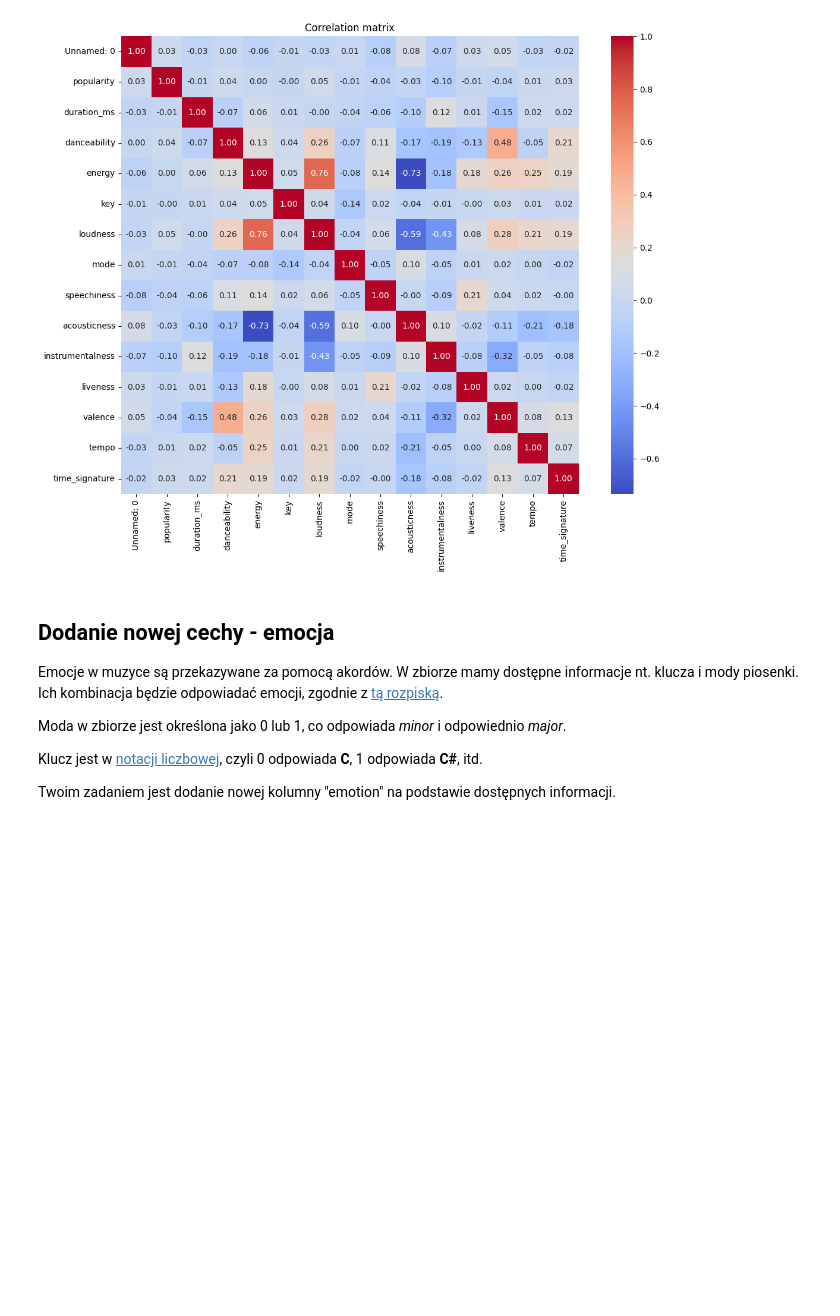
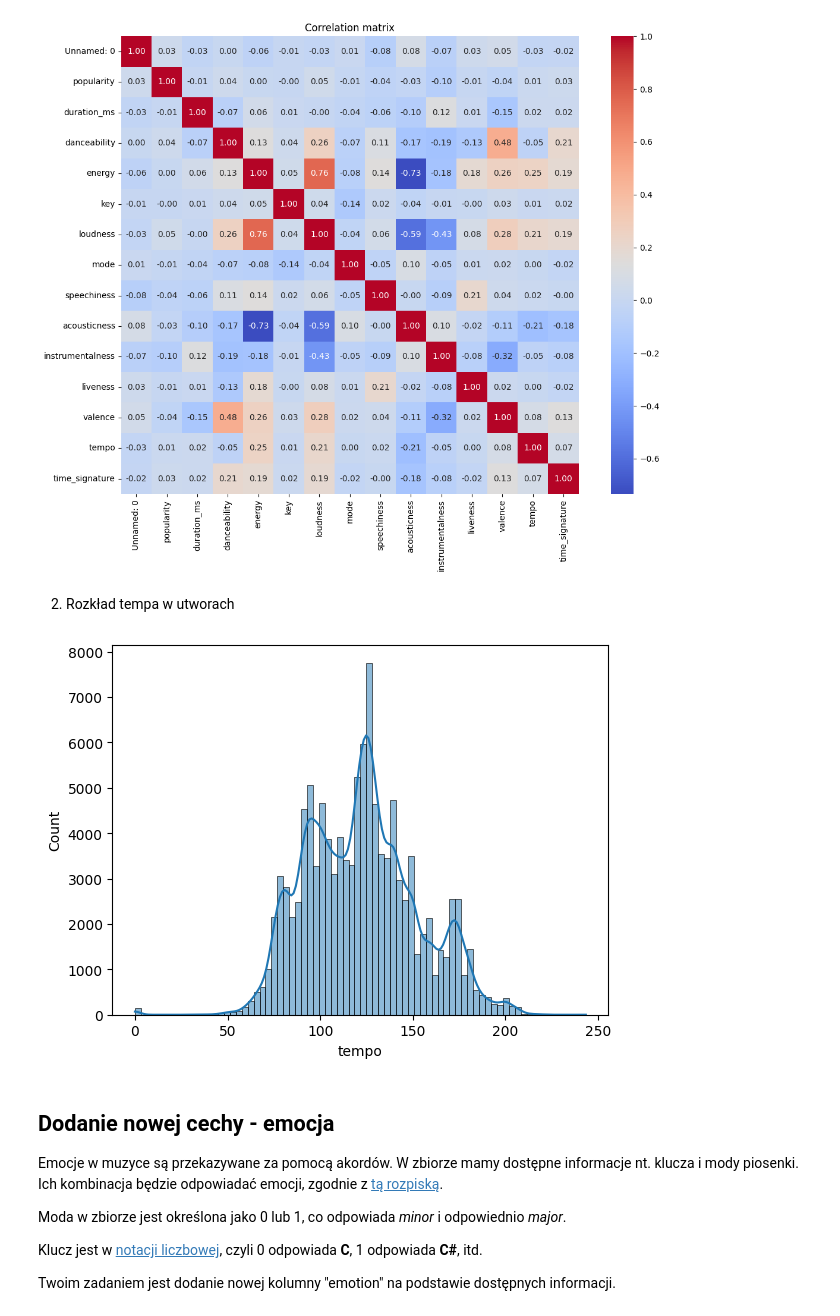
Before and after one commit to Zajecia-na-PWr-LR/lista-1-lenamackiewicz, a Jupyter notebook: UczenieMaszynowe_25_26_Lista2.ipynb, the cells around one changed output. Drawn from its saved outputs; the diff is of its cells as text; code cells hidden in the pictures; blank space fills up the shorter version.

```diff
--- a/UczenieMaszynowe_25_26_Lista2.ipynb
+++ b/UczenieMaszynowe_25_26_Lista2.ipynb
@@ -414,6 +414,14 @@ sns.heatmap(data=corr_matrix, annot=True, cmap='coolwarm', fmt=".2f", square=Tru
 plt.show()
 # %% [output]
 [figure]
+# %% [markdown]
+2. Rozkład tempa w utworach
+# %%
+sns.histplot(data=spotify, x='tempo', bins=76, kde=True)
+
+plt.show()
+# %% [output]
+[figure, added]
 # %% [markdown]
 ## Dodanie nowej cechy - emocja
 
```
